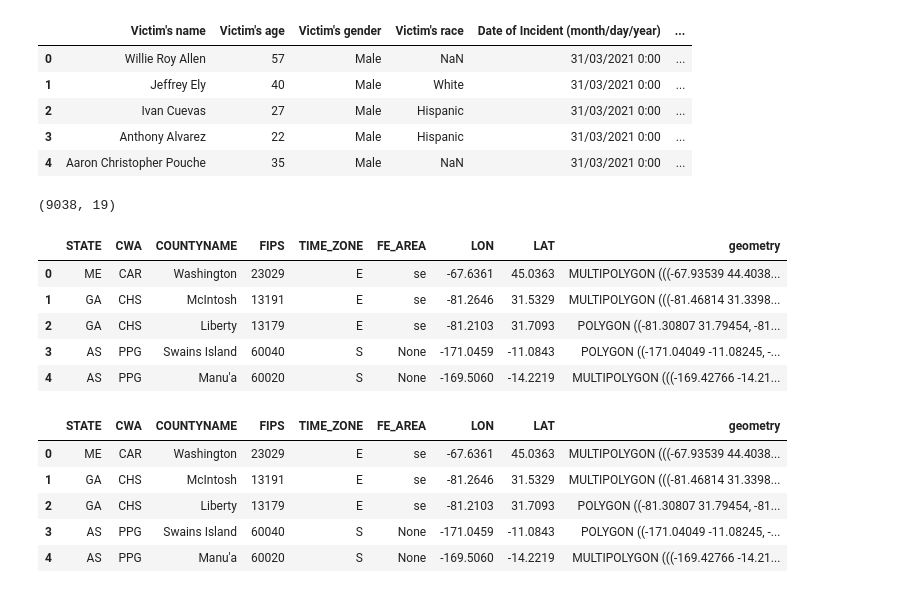
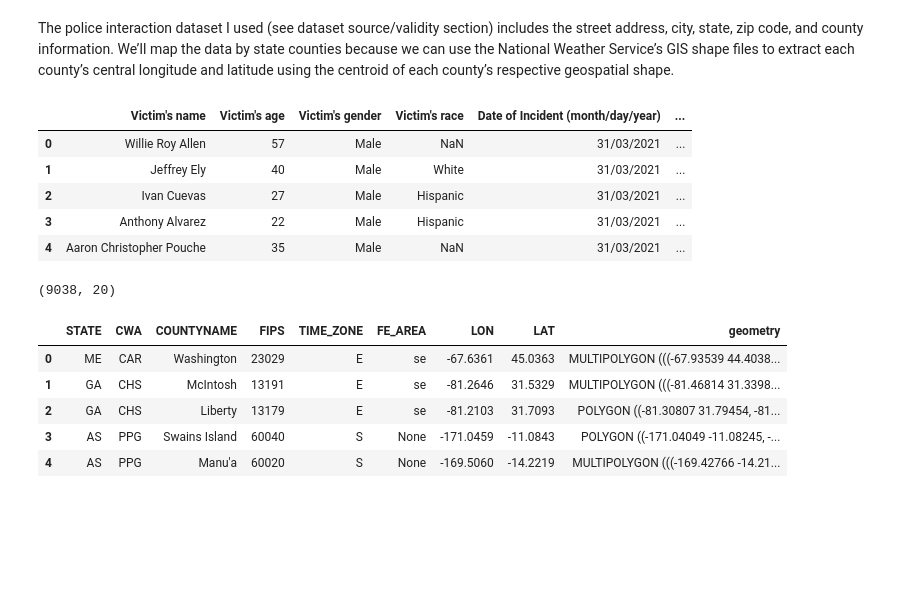
Before and after one commit to AnaAGG/Kepler_maps, a Jupyter notebook: Notebooks/4- 3D time-series using kepler.ipynb, the cells around one changed output. Saved outputs shown, nothing was run; the diff lists cells and outputs as text; code cells hidden in the pictures; blank space fills up the shorter version.

```diff
--- a/Notebooks/4- 3D time-series using kepler.ipynb
+++ b/Notebooks/4- 3D time-series using kepler.ipynb
@@ -9,28 +21,22 @@ from keplergl import KeplerGl
+# %% [markdown]
+The police interaction dataset I used (see dataset source/validity section) includes the street address, city, state, zip code, and county information. We’ll map the data by state counties because we can use the National Weather Service’s GIS shape files to extract each county’s central longitude and latitude using the centroid of each county’s respective geospatial shape.
 # %%
 df = pd.read_csv("../Input/MPV_2.csv", sep = ";")
-df['Date of Incident (month/day/year)'] = df['Date of Incident (month/day/year)'].astype(str) + ' 0:00'
+df['datetime'] = df['Date of Incident (month/day/year)'].astype(str) + ' 0:00'
 df.head()
 # %% [output]
 |  | Victim's name | Victim's age | Victim's gender | Victim's race | Date of Incident (month/day/year) | ... |
-| 0 | Willie Roy Allen | 57 | Male | NaN | 31/03/2021 0:00 | ... |
-| 1 | Jeffrey Ely | 40 | Male | White | 31/03/2021 0:00 | ... |
-| 2 | Ivan Cuevas | 27 | Male | Hispanic | 31/03/2021 0:00 | ... |
-| 3 | Anthony Alvarez | 22 | Male | Hispanic | 31/03/2021 0:00 | ... |
-| 4 | Aaron Christopher Pouche | 35 | Male | NaN | 31/03/2021 0:00 | ... |
+| 0 | Willie Roy Allen | 57 | Male | NaN | 31/03/2021 | ... |
+| 1 | Jeffrey Ely | 40 | Male | White | 31/03/2021 | ... |
+| 2 | Ivan Cuevas | 27 | Male | Hispanic | 31/03/2021 | ... |
+| 3 | Anthony Alvarez | 22 | Male | Hispanic | 31/03/2021 | ... |
+| 4 | Aaron Christopher Pouche | 35 | Male | NaN | 31/03/2021 | ... |
 # %%
 df.shape
 # %% [output]
-(9038, 19)
+(9038, 20)
 # %%
 shapefile_data = gpd.read_file("../Input/c_10nv20.shp")
-shapefile_data.head()
-# %% [output]
-|  | STATE | CWA | COUNTYNAME | FIPS | TIME_ZONE | FE_AREA | LON | LAT | geometry |
-| 0 | ME | CAR | Washington | 23029 | E | se | -67.6361 | 45.0363 | MULTIPOLYGON (((-67.93539 44.4038... |
-| 1 | GA | CHS | McIntosh | 13191 | E | se | -81.2646 | 31.5329 | MULTIPOLYGON (((-81.46814 31.3398... |
-| 2 | GA | CHS | Liberty | 13179 | E | se | -81.2103 | 31.7093 | POLYGON ((-81.30807 31.79454, -81... |
-| 3 | AS | PPG | Swains Island | 60040 | S | None | -171.0459 | -11.0843 | POLYGON ((-171.04049 -11.08245, -... |
-| 4 | AS | PPG | Manu'a | 60020 | S | None | -169.5060 | -14.2219 | MULTIPOLYGON (((-169.42766 -14.21... |
 # %%
 shapfile_raw = pd.DataFrame(shapefile_data)
 shapfile_raw.head()
```
Also changed, not shown: parts of 18 cells of this notebook, 3 other files.
